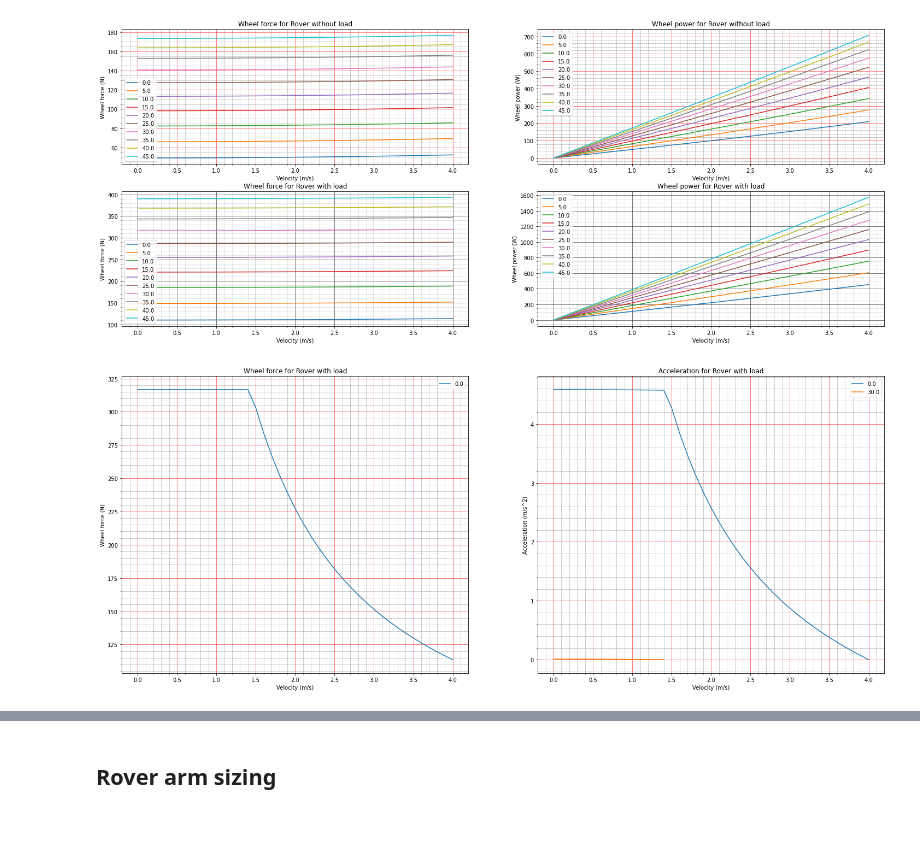
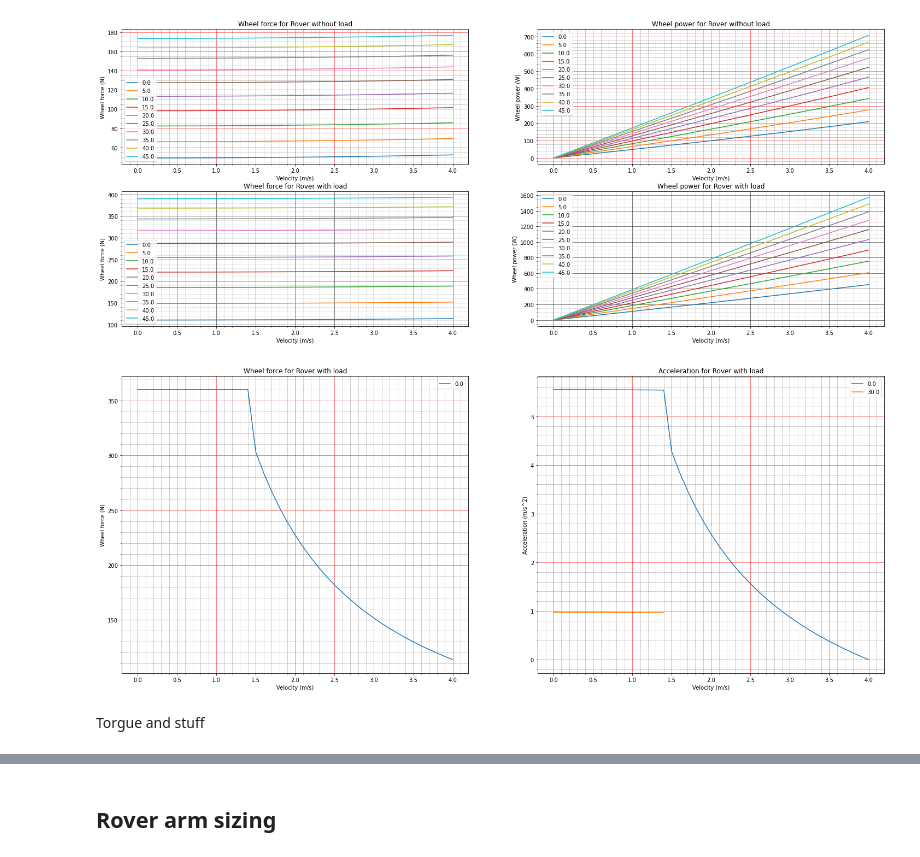
Before and after one commit to pvandervelde/zinger, a Jupyter notebook: requirements.ipynb, the cells around one changed output, grey strips where cells are left out. Drawn from its saved outputs; the diff is of its cells as text; code cells hidden in the pictures; blank space fills up the shorter version.

```diff
--- a/requirements.ipynb
+++ b/requirements.ipynb
@@ -199,33 +309,37 @@ axs[3].grid(which='minor', linestyle=':', linewidth='0.5', color='black', alpha=
 plt.show()
 # %% [output]
 [figure]
+# %%
+# Determine minimum power and force requirements
+#minium_required_power =
+
+minimum_power_required = power_with_load_df['0.0'][performance.maximum_velocity_on_flat_ground() * 10]
+
+velocity_max_at_max_slope = velocity_for_slope_and_power(
+    minimum_power_required,
+    rover.frontal_surface(),
+    rover.weight_load_in_kg(),
+    performance.maximum_slope_angle_with_maximum_load())
+
+force_at_max_slope = minimum_power_required / velocity_max_at_max_slope
+
+# Grab the force required to drive up the slope for the given power, then calculate the closest
+# multiple of 10N per wheel that is higher than this value.
+minimum_force_for_acceleration = (((force_at_max_slope // rover_chassis.number_of_wheels) // 10) + 1) * 10 * rover_chassis.number_of_wheels
 # %%
-# Determine minimum power and force requirements
-#minium_required_power =
 
-minimum_power_required = power_with_load_df['0.0'][max_velocity_flat * 10]
-
-velocity_max_at_max_slope = velocity_for_slope_and_power(
-    minimum_power_required,
-    rover_width * rover_height,
-    coefficient_of_aerodynamic_drag,
-    rover_mass_in_kg + crate_mass_in_kg,
-    coefficient_of_friction,
-    max_hill_angle_max_load)
-
-force_at_max_slope = minimum_power_required / velocity_max_at_max_slope
 
 wheel_forces_for_power_curve = []
 rover_acceleration_for_power_curve = []
 
 velocity_step = 0.1
-for velocity in np.arange(0.0, max_velocity_flat + velocity_step,
+for velocity in np.arange(0.0, performance.maximum_velocity_on_flat_ground() + velocity_step,
                           velocity_step):
     forces_for_power_curve = [ velocity ]
     acceleration_for_power_curve = [ velocity ]
 
     if velocity < velocity_max_at_max_slope:
-        force = force_at_max_slope
+        force = minimum_force_for_acceleration
     else:
         power = minimum_power_required
         force = power / velocity
@@ -233,57 +347,55 @@ for velocity in np.arange(0.0, max_velocity_flat + velocity_step,
     forces_for_power_curve.append(force)
 
     minimum_force_flat, _ = wheel_load(
-            rover_width * rover_height,
-            coefficient_of_aerodynamic_drag,
+            rover.frontal_surface(),
             velocity,
-            rover_mass_in_kg + crate_mass_in_kg,
-            coefficient_of_friction,
+            rover.weight_load_in_kg(),
             0)
 
     minimum_force_slope, _ = wheel_load(
-            rover_width * rover_height,
-            coefficient_of_aerodynamic_drag,
+            rover.frontal_surface(),
             velocity,
-            rover_mass_in_kg + crate_mass_in_kg,
-            coefficient_of_friction,
-            max_hill_angle_max_load)
+            rover.weight_load_in_kg(),
+            performance.maximum_slope_angle_with_maximum_load())
 
-    acceleration_flat = (force - minimum_force_flat) / (rover_mass_in_kg + crate_mass_in_kg)
+    acceleration_flat = (force - minimum_force_flat) / (rover.weight_load_in_kg())
     acceleration_for_power_curve.append(acceleration_flat)
 
     if velocity < velocity_max_at_max_slope:
-        acceleration_for_power_curve.append((force - minimum_force_slope) / (rover_mass_in_kg + crate_mass_in_kg))
+        acceleration_for_power_curve.append((force - minimum_force_slope) / (rover.weight_load_in_kg()))
 
     wheel_forces_for_power_curve.append(forces_for_power_curve)
     rover_acceleration_for_power_curve.append(acceleration_for_power_curve)
 
 force_for_power_curve_df = pd.DataFrame(wheel_forces_for_power_curve, columns=['velocity', '0.0'])
 acceleration_for_power_curve_df = pd.DataFrame(rover_acceleration_for_power_curve, columns=['velocity', '0.0', '30.0'])
 
 fig, ax_group = plt.subplots(1, 2, figsize=(25, 10), sharex=False)
 
 # unpack all the axes subplots
 axs = ax_group.ravel()
 
 force_for_power_curve_df.plot(x='velocity', ax=axs[0])
 axs[0].set_title('Wheel force for Rover with load')
 axs[0].set_xlabel('Velocity (m/s)')
 axs[0].set_ylabel('Wheel force (N)')
 axs[0].set_axisbelow(True)
 axs[0].minorticks_on()
 axs[0].grid(which='major', linestyle='-', linewidth='0.5', color='red')
 axs[0].grid(which='minor', linestyle=':', linewidth='0.5', color='black')
 
 acceleration_for_power_curve_df.plot(x='velocity', ax=axs[1])
 axs[1].set_title('Acceleration for Rover with load')
 axs[1].set_xlabel('Velocity (m/s)')
 axs[1].set_ylabel('Acceleration (m/s^2)')
 axs[1].set_axisbelow(True)
 axs[1].minorticks_on()
 axs[1].grid(which='major', linestyle='-', linewidth='0.5', color='red')
 axs[1].grid(which='minor', linestyle=':', linewidth='0.5', color='black')
 # %% [output]
-[figure, old version]
+[figure, new version]
+# %% [markdown]
+Torgue and stuff
 # %% [markdown]
 Notes:
 
```
Also changed, not shown: parts of 18 cells of this notebook.
